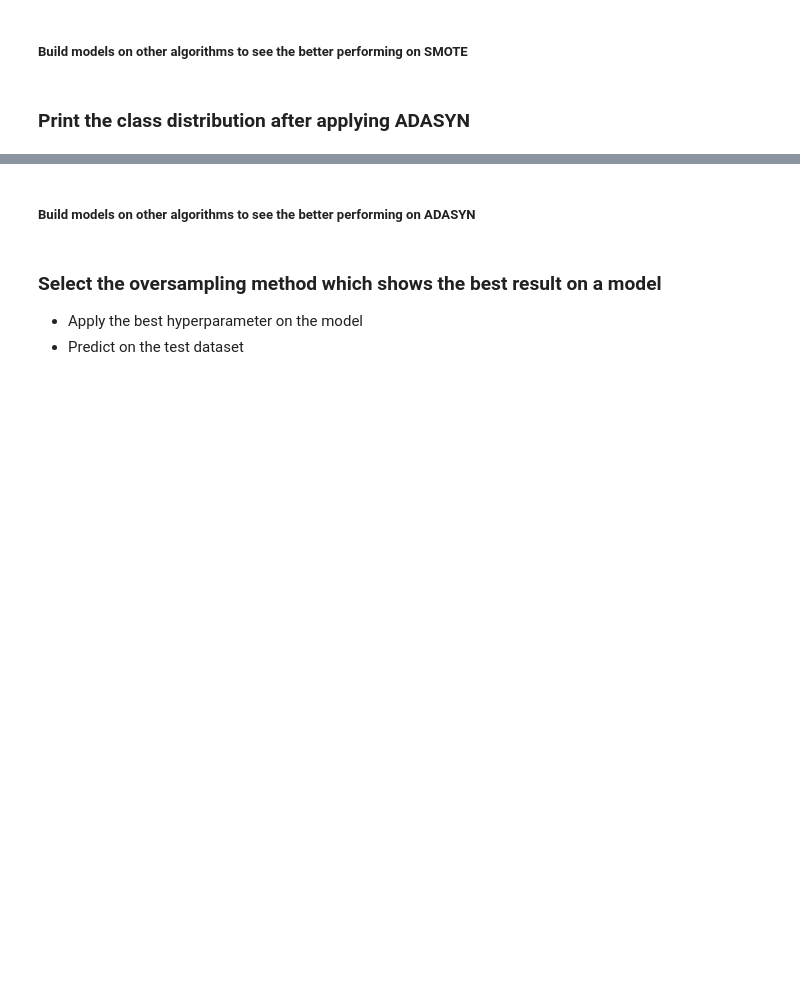
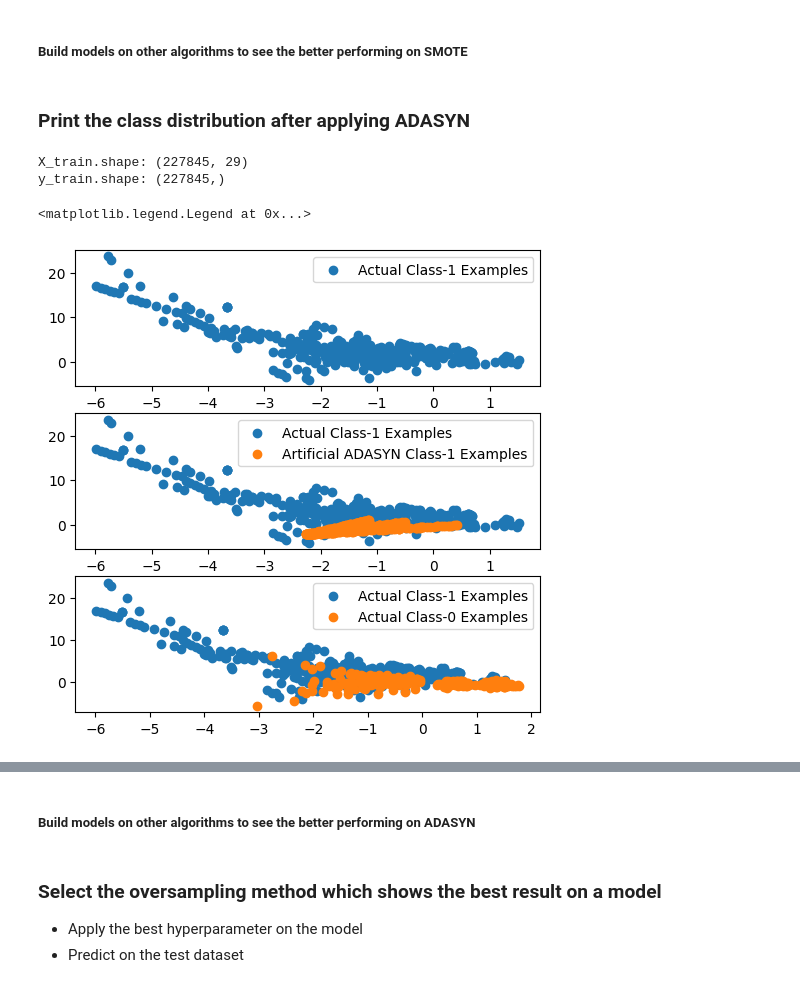
Before and after one commit to jagsrj/Credit_card_fraud_detection_ML, a Jupyter notebook: Credit_card_fraud_detection_ML.ipynb, the cells around one changed output, grey strips where cells are left out. Cells and saved outputs as stored; diff of their text form; code cells hidden in the pictures; blank space fills up the shorter version.

```diff
--- a/Credit_card_fraud_detection_ML.ipynb
+++ b/Credit_card_fraud_detection_ML.ipynb
@@ -1514,42 +1492,49 @@ print(f"\nBest Model: {best_model} with ROC AUC score of {best_score:.4f}")
 # %% [markdown]
 ### Print the class distribution after applying ADASYN
+# %%
+print("X_train.shape:", X_train.shape)
+print("y_train.shape:", y_train.shape)
+# %% [output]
+X_train.shape: (227845, 29)
+y_train.shape: (227845,)
 # %%
 # import warnings
 # warnings.filterwarnings("ignore")
 
 # from imblearn import over_sampling
 
 ada = over_sampling.ADASYN(random_state=0)
 X_train_adasyn, y_train_adasyn = ada.fit_resample(X_train, y_train)
 # Artificial minority samples and corresponding minority labels from ADASYN are appended
 # below X_train and y_train respectively
 # So to exclusively get the artificial minority samples from ADASYN, we do
 X_train_adasyn_1 = X_train_adasyn[X_train.shape[0]:]
 
 X_train_1 = X_train.to_numpy()[np.where(y_train==1.0)]
 X_train_0 = X_train.to_numpy()[np.where(y_train==0.0)]
 
-
-
-import matplotlib.pyplot as plt
-%matplotlib inline
-plt.rcParams['figure.figsize'] = [20, 20]
+# import matplotlib.pyplot as plt
+# %matplotlib inline
+plt.rcParams['figure.figsize'] = [6, 6]
 fig = plt.figure()
 
 plt.subplot(3, 1, 1)
 plt.scatter(X_train_1[:, 0], X_train_1[:, 1], label='Actual Class-1 Examples')
 plt.legend()
 
 plt.subplot(3, 1, 2)
 plt.scatter(X_train_1[:, 0], X_train_1[:, 1], label='Actual Class-1 Examples')
 #plt.scatter(X_train_adasyn_1[:X_train_1.shape[0], 0], X_train_adasyn_1[:X_train_1.shape[0], 1], label='Artificial ADASYN Class-1 Examples')
-plt.scatter(X_train_adasyn_1.iloc[:X_train_1.shape[0], 0], X_train_adasyn_1.iloc[:X_train_1.shape[0], 1], label='Artificial SMOTE Class-1 Examples')  # Use DataFrame indexing here
+plt.scatter(X_train_adasyn_1.iloc[:X_train_1.shape[0], 0], X_train_adasyn_1.iloc[:X_train_1.shape[0], 1], label='Artificial ADASYN Class-1 Examples')  # Use DataFrame indexing here
 plt.legend()
 
 plt.subplot(3, 1, 3)
 plt.scatter(X_train_1[:, 0], X_train_1[:, 1], label='Actual Class-1 Examples')
 plt.scatter(X_train_0[:X_train_1.shape[0], 0], X_train_0[:X_train_1.shape[0], 1], label='Actual Class-0 Examples')
 plt.legend()
+# %% [output]
+<matplotlib.legend.Legend at 0x...>
+[figure, added]
 # %%
 
 # Print shapes for debugging
```
Also changed, not shown: parts of 55 cells of this notebook.
